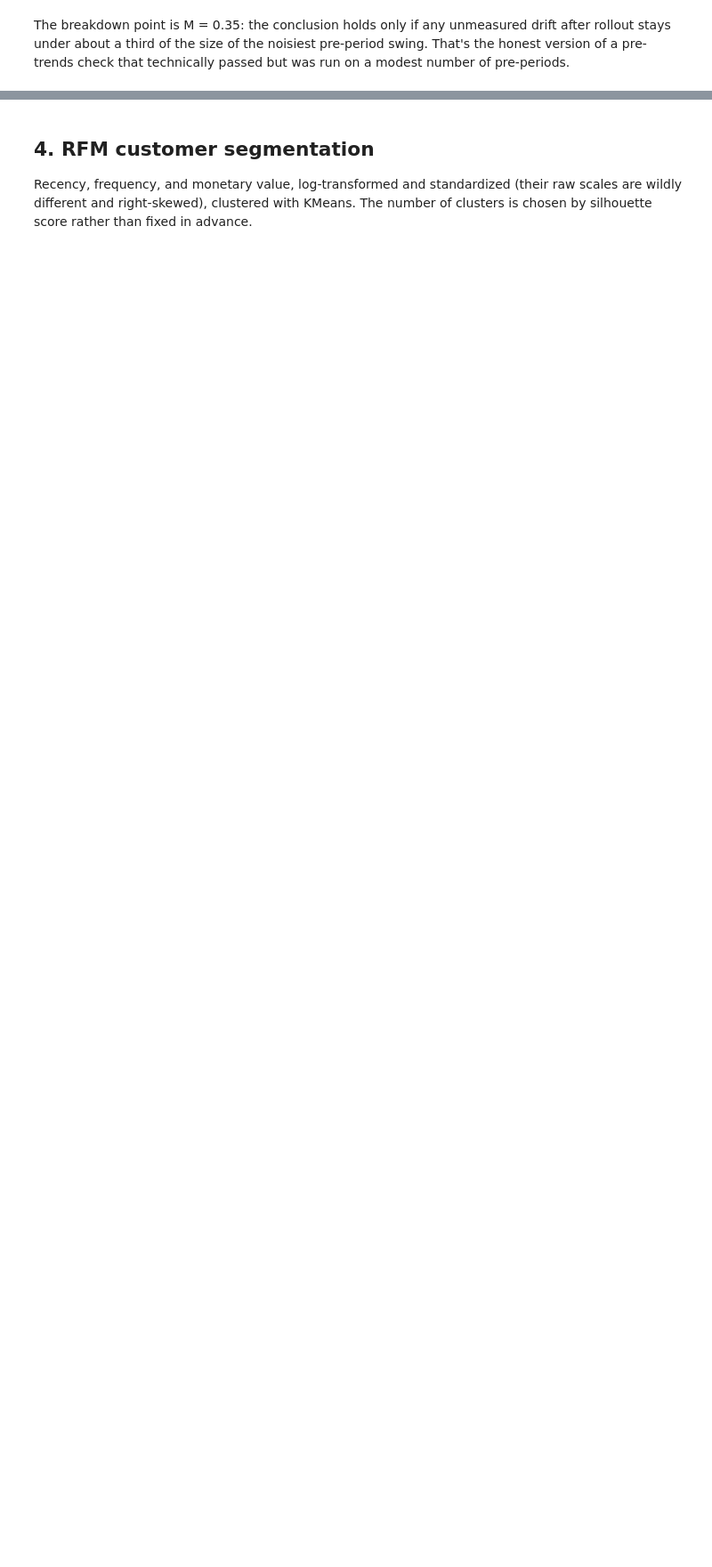
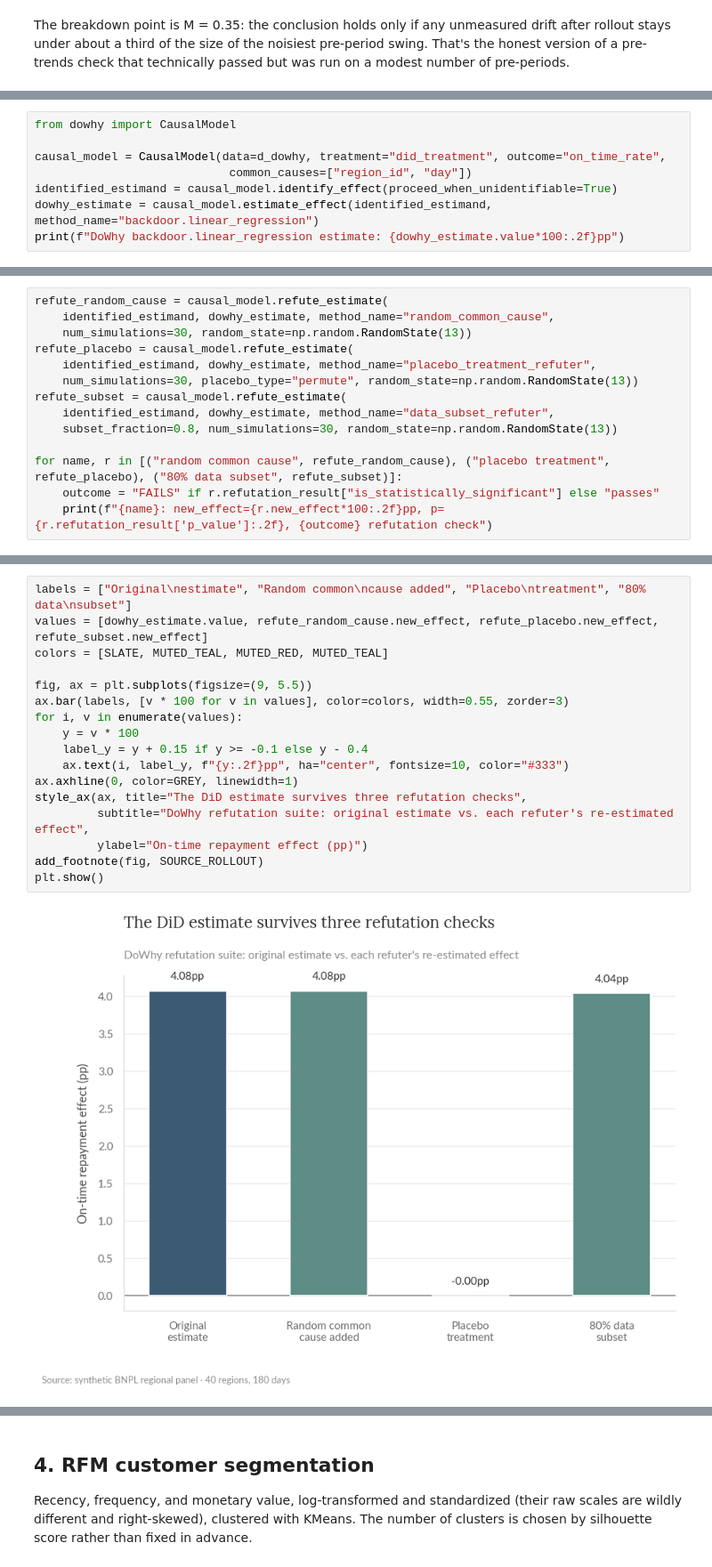
Before and after one commit to gus-morales/work-showcase, a Jupyter notebook: projects/03-growth-experimentation-segmentation/notebooks/03_growth_experimentation_segmentation.ipynb, the cells around one changed output, grey strips where cells are left out. Shown at 89% size. Saved outputs shown, nothing was run; the diff lists cells and outputs as text; blank space fills up the shorter version.

```diff
--- a/projects/03-growth-experimentation-segmentation/notebooks/03_growth_experimentation_segmentation.ipynb
+++ b/projects/03-growth-experimentation-segmentation/notebooks/03_growth_experimentation_segmentation.ipynb
@@ -499,0 +520,8 @@ The breakdown point is M = 0.35: the conclusion holds only if any unmeasured dri
+# %%
+from dowhy import CausalModel
+
+causal_model = CausalModel(data=d_dowhy, treatment="did_treatment", outcome="on_time_rate",
+                            common_causes=["region_id", "day"])
+identified_estimand = causal_model.identify_effect(proceed_when_unidentifiable=True)
+dowhy_estimate = causal_model.estimate_effect(identified_estimand, method_name="backdoor.linear_regression")
+print(f"DoWhy backdoor.linear_regression estimate: {dowhy_estimate.value*100:.2f}pp")
@@ -499,0 +530,14 @@ The breakdown point is M = 0.35: the conclusion holds only if any unmeasured dri
+# %%
+refute_random_cause = causal_model.refute_estimate(
+    identified_estimand, dowhy_estimate, method_name="random_common_cause",
+    num_simulations=30, random_state=np.random.RandomState(13))
+refute_placebo = causal_model.refute_estimate(
+    identified_estimand, dowhy_estimate, method_name="placebo_treatment_refuter",
+    num_simulations=30, placebo_type="permute", random_state=np.random.RandomState(13))
+refute_subset = causal_model.refute_estimate(
+    identified_estimand, dowhy_estimate, method_name="data_subset_refuter",
+    subset_fraction=0.8, num_simulations=30, random_state=np.random.RandomState(13))
+
+for name, r in [("random common cause", refute_random_cause), ("placebo treatment", refute_placebo), ("80% data subset", refute_subset)]:
+    outcome = "FAILS" if r.refutation_result["is_statistically_significant"] else "passes"
+    print(f"{name}: new_effect={r.new_effect*100:.2f}pp, p={r.refutation_result['p_value']:.2f}, {outcome} refutation check")
@@ -499,0 +548,19 @@ The breakdown point is M = 0.35: the conclusion holds only if any unmeasured dri
+# %%
+labels = ["Original\nestimate", "Random common\ncause added", "Placebo\ntreatment", "80% data\nsubset"]
+values = [dowhy_estimate.value, refute_random_cause.new_effect, refute_placebo.new_effect, refute_subset.new_effect]
+colors = [SLATE, MUTED_TEAL, MUTED_RED, MUTED_TEAL]
+
+fig, ax = plt.subplots(figsize=(9, 5.5))
+ax.bar(labels, [v * 100 for v in values], color=colors, width=0.55, zorder=3)
+for i, v in enumerate(values):
+    y = v * 100
+    label_y = y + 0.15 if y >= -0.1 else y - 0.4
+    ax.text(i, label_y, f"{y:.2f}pp", ha="center", fontsize=10, color="#333")
+ax.axhline(0, color=GREY, linewidth=1)
+style_ax(ax, title="The DiD estimate survives three refutation checks",
+         subtitle="DoWhy refutation suite: original estimate vs. each refuter's re-estimated effect",
+         ylabel="On-time repayment effect (pp)")
+add_footnote(fig, SOURCE_ROLLOUT)
+plt.show()
+# %% [output]
+[figure, added]
```
Also changed, not shown: parts of 10 cells of this notebook, 5 other files.
